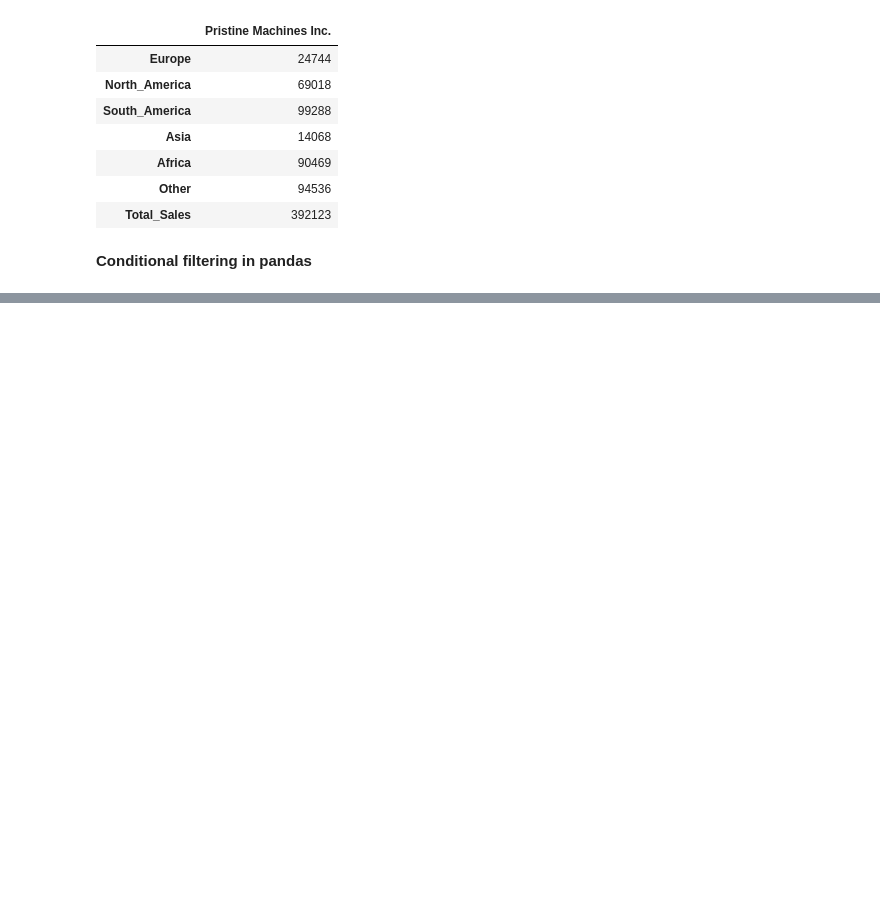
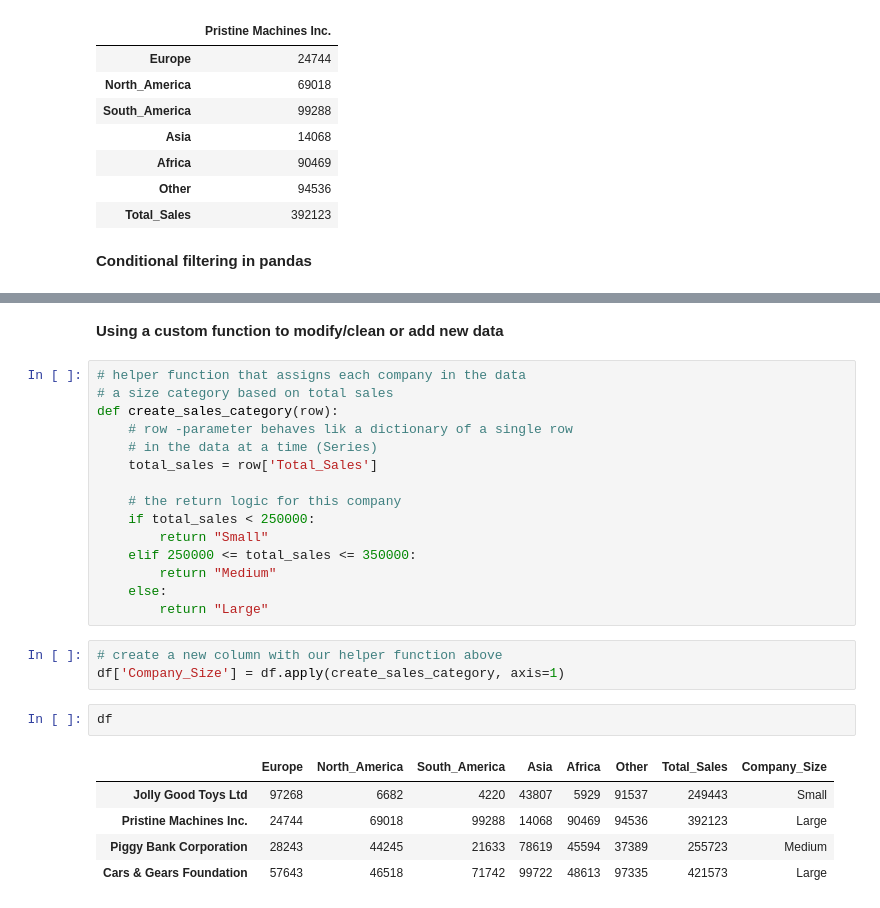
Before and after one commit to tuomasvaltanenLUAS/DataAnalytics2026, a Jupyter notebook: lecture3_pandas_basics/pandas_examples2.ipynb, the cells around one changed output, grey strips where cells are left out. Saved outputs shown, nothing was run; the diff lists cells and outputs as text; blank space fills up the shorter version.

```diff
--- a/lecture3_pandas_basics/pandas_examples2.ipynb
+++ b/lecture3_pandas_basics/pandas_examples2.ipynb
@@ -215,0 +271,28 @@ row.to_frame()
+# %% [markdown]
+**Using a custom function to modify/clean or add new data**
+# %%
+# helper function that assigns each company in the data
+# a size category based on total sales
+def create_sales_category(row):
+    # row -parameter behaves lik a dictionary of a single row
+    # in the data at a time (Series)
+    total_sales = row['Total_Sales']
+
+    # the return logic for this company
+    if total_sales < 250000:
+        return "Small"
+    elif 250000 <= total_sales <= 350000:
+        return "Medium"
+    else:
+        return "Large"
+# %%
+# create a new column with our helper function above
+df['Company_Size'] = df.apply(create_sales_category, axis=1)
+# %%
+df
+# %% [output]
+|  | Europe | North_America | South_America | Asia | Africa | Other | Total_Sales | Company_Size |
+| Jolly Good Toys Ltd | 97268 | 6682 | 4220 | 43807 | 5929 | 91537 | 249443 | Small |
+| Pristine Machines Inc. | 24744 | 69018 | 99288 | 14068 | 90469 | 94536 | 392123 | Large |
+| Piggy Bank Corporation | 28243 | 44245 | 21633 | 78619 | 45594 | 37389 | 255723 | Medium |
+| Cars & Gears Foundation | 57643 | 46518 | 71742 | 99722 | 48613 | 97335 | 421573 | Large |
```
Also changed, not shown: parts of 5 cells of this notebook, 1 other file.
